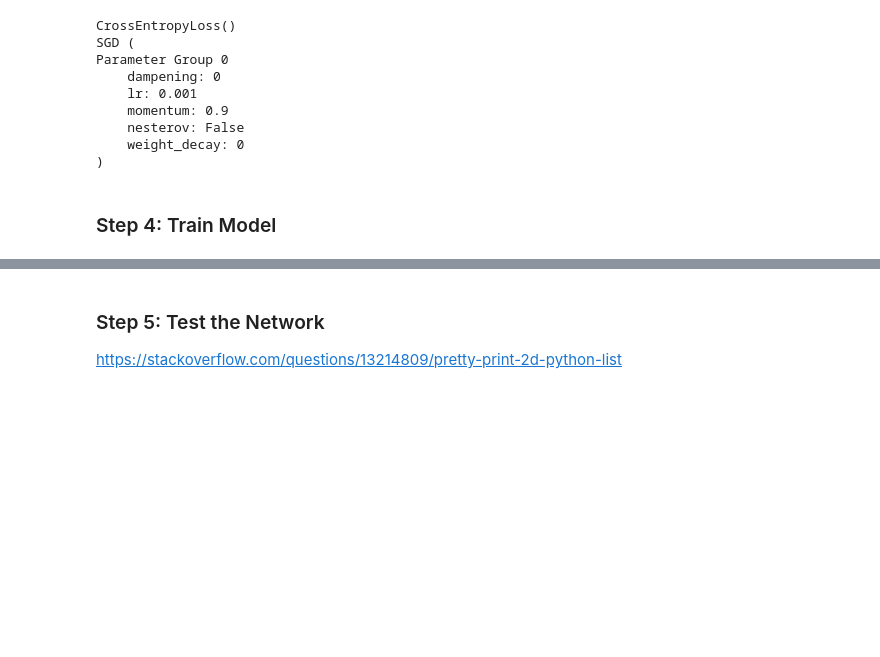
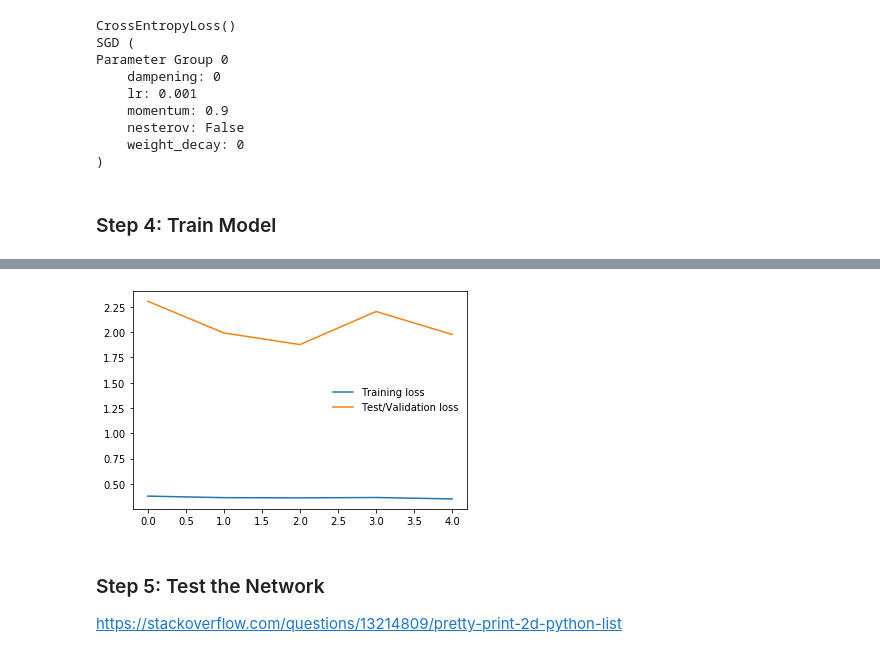
Before and after one commit to lenghuang/picTex, a Jupyter notebook: textDetect/picTex_detect.ipynb, the cells around one changed output, grey strips where cells are left out. Cells and saved outputs as stored; diff of their text form; code cells hidden in the pictures; blank space fills up the shorter version.

```diff
--- a/textDetect/picTex_detect.ipynb
+++ b/textDetect/picTex_detect.ipynb
@@ -87,8 +87,8 @@ class Net(nn.Module):
         return x
 
 # init the class
-net = Net()
-print(net)
+model = Net()
+print(model)
 # %% [output]
 Net(
   (conv1): Conv2d(3, 6, kernel_size=(5, 5), stride=(1, 1))
@@ -104,13 +104,17 @@ Net(
 Adam/SGD and Cross Entrop Loss
 # %%
 import torch.optim as optim
+
+# set parameters
+learning_rate = 0.001
+momentum = 0.9
 
 def loss_optim():
     criterion = nn.CrossEntropyLoss()
     # Adam
-    # optimizer = optim.Adam(net.parameters(), lr=0.001)
+    # optimizer = optim.Adam(model.parameters(), learning_rate)
     # SGD. Momentum = remembering previous estimation change for a param (delta W)
-    optimizer = optim.SGD(net.parameters(), lr=0.001, momentum=0.9)
+    optimizer = optim.SGD(model.parameters(), learning_rate, momentum)
     return criterion, optimizer
 
 criterion, optimizer = loss_optim()
@@ -130,9 +134,14 @@ Parameter Group 0
 ### Step 4: Train Model
 # %%
 def train_network():
-    for epoch in range(10):  # loop over the dataset multiple times
 
-        running_loss = 0.0
+    # Choose parameters
+    num_epoch = 1
+    mini_batch = 10
+    train_losses, test_losses = [], []
+    running_loss = 0
+
+    for epoch in range(num_epoch):  # loop over the dataset multiple times
         for i, data in enumerate(trainloader, 0):
             # get the inputs; data is a list of [inputs, labels]
             inputs, labels = data
@@ -141,28 +150,49 @@ def train_network():
             optimizer.zero_grad()
 
             # forward + backward + optimize
-            outputs = net(inputs)
+            outputs = model(inputs)
             loss = criterion(outputs, labels)
-            # test_loss += loss.item()
             loss.backward()
             optimizer.step()
+            running_loss += loss.item()
 
             # print statistics
-            running_loss += loss.item()
-            if i % 2000 == 1999:    # print every 2000 mini-batches
-                print('[%d, %5d] loss: %.3f' %
-                      (epoch + 1, i + 1, running_loss / 2000))
-                running_loss = 0.0
+            if i % mini_batch == mini_batch - 1:    # print every # of mini-batches
+                test_loss = 0
+                accuracy = 0
+                # begin evaluation of validation loss
+                model.eval()
+                with torch.no_grad():
+                    for inputs_test, labels_test in testloader:
+                        # GPU Optimization
+                        # inputs, labels = inputs.to(device), labels.to(device)
+                        logps = model.forward(inputs)
+                        batch_loss = criterion(logps, labels)
+                        test_loss += batch_loss.item()
+                        ps = torch.exp(logps)
+                        top_p, top_class = ps.topk(1, dim=1)
+                        equals = top_class == labels.view(*top_class.shape)
+                        accuracy += torch.mean(equals.type(torch.FloatTensor)).item()
+                train_losses.append(running_loss/len(trainloader))
+                test_losses.append(test_loss/len(testloader))
+                print(f"[Epoch: {epoch + 1}, Batch: {i + 1}]   "
+                      f"Train loss: {running_loss/mini_batch:.3f}   "
+                      f"Test loss: {test_loss/len(testloader):.3f}   "
+                      f"Test accuracy: {accuracy/len(testloader):.3f}   ")
+                running_loss = 0
+                model.train()
+
 
     PATH = './models/pictex_text_detect.pth'
-    torch.save(net.state_dict(), PATH)
-    print('Finished Training')
+    torch.save(model.state_dict(), PATH)
+    return train_losses, test_losses
 
 def visualize_train(train_losses, test_losses):
     plt.plot(train_losses, label='Training loss')
-    plt.plot(test_losses, label='Validation loss')
+    plt.plot(test_losses, label='Test/Validation loss')
     plt.legend(frameon=False)
     plt.show()
 
-train_network()
+train_losses, test_losses = train_network()
+visualize_train(train_losses, test_losses)
 # %% [output]
@@ -170,3 +204,4 @@ Finished Training
+[figure, added]
 # %% [markdown]
 ### Step 5: Test the Network
 
```
Also changed, not shown: parts of 2 cells of this notebook, 1 other file.
